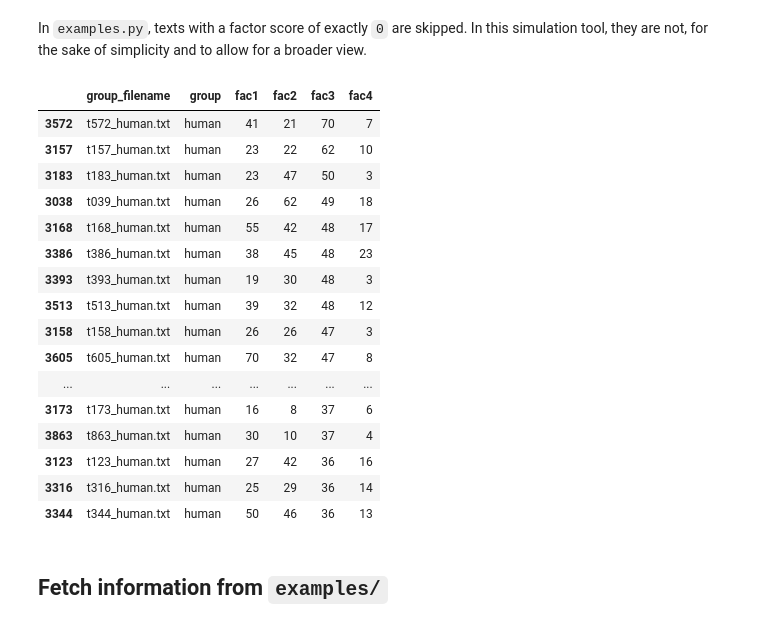
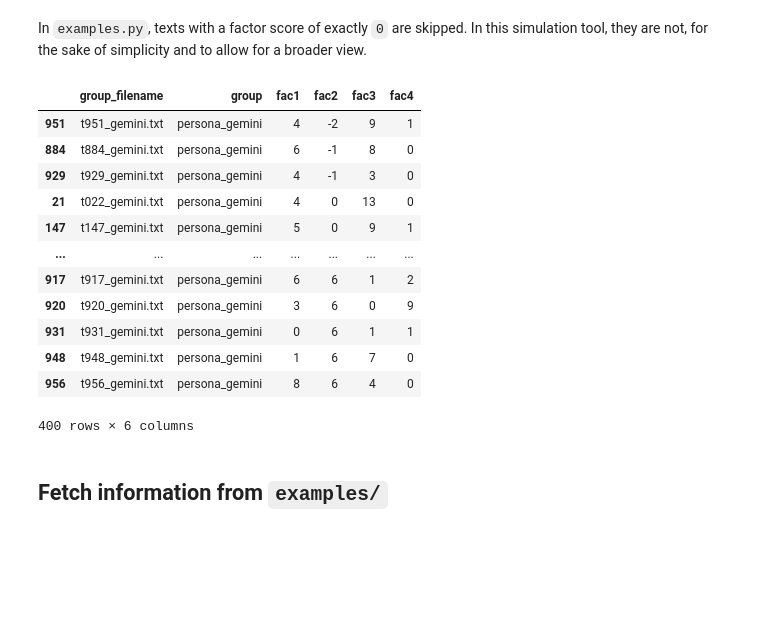
Before and after one commit to laelgelc/cl_st2_arianne, a Jupyter notebook: cl_st2_ph2_arianne/examples_simulation.ipynb, the cells around one changed output. Drawn from its saved outputs; the diff is of its cells as text; code cells hidden in the pictures; blank space fills up the shorter version.

```diff
--- a/cl_st2_ph2_arianne/examples_simulation.ipynb
+++ b/cl_st2_ph2_arianne/examples_simulation.ipynb
@@ -156,12 +156,12 @@ FACTOR = 'fac1'
 ### Copy/Paste the factors list and Uncomment/Comment factors and poles accordingly
 # %%
 #FACTOR = 'fac1'
-#FACTOR = 'fac2'
-FACTOR = 'fac3'
+FACTOR = 'fac2'
+#FACTOR = 'fac3'
 #FACTOR = 'fac4'
 
-POLE = "positive"
-#POLE = "negative"
+#POLE = "positive"
+POLE = "negative"
 
 sorted_means_dfs = means_dfs[FACTOR].sort_values(f"Mean {FACTOR}", ascending=POLE == "negative")
 
@@ -188,43 +188,39 @@ GROUP = 'human'
 # %% [markdown]
 In `examples.py`, texts with a factor score of exactly `0` are skipped. In this simulation tool, they are not, for the sake of simplicity and to allow for a broader view.
 # %%
-GROUP = 'human'
+GROUP = 'persona_gemini'
+#GROUP = 'persona_grok'
+#GROUP = 'human'
 #GROUP = 'persona_gpt'
-#GROUP = 'persona_grok'
-#GROUP = 'persona_gemini'
 
-N_EXAMPLES = 40 # Define the number of examples to select
+N_EXAMPLES = 400 # Define the number of examples to select
 
 group_df = scores_file_ids_df.loc[scores_file_ids_df["group"].eq(GROUP)]
 
 if POLE == "positive":
     examples_df = group_df.nlargest(N_EXAMPLES, FACTOR)
 elif POLE == "negative":
     examples_df = group_df.nsmallest(N_EXAMPLES, FACTOR)
 else:
     raise ValueError(f"Unknown POLE: {POLE!r}")
 
 examples_df = examples_df[["group_filename", "group"] + factor_cols]
 
 examples_df
 # %% [output]
 |  | group_filename | group | fac1 | fac2 | fac3 | fac4 |
-| 3572 | t572_human.txt | human | 41 | 21 | 70 | 7 |
-| 3157 | t157_human.txt | human | 23 | 22 | 62 | 10 |
-| 3183 | t183_human.txt | human | 23 | 47 | 50 | 3 |
-| 3038 | t039_human.txt | human | 26 | 62 | 49 | 18 |
-| 3168 | t168_human.txt | human | 55 | 42 | 48 | 17 |
-| 3386 | t386_human.txt | human | 38 | 45 | 48 | 23 |
-| 3393 | t393_human.txt | human | 19 | 30 | 48 | 3 |
-| 3513 | t513_human.txt | human | 39 | 32 | 48 | 12 |
-| 3158 | t158_human.txt | human | 26 | 26 | 47 | 3 |
-| 3605 | t605_human.txt | human | 70 | 32 | 47 | 8 |
+| 951 | t951_gemini.txt | persona_gemini | 4 | -2 | 9 | 1 |
+| 884 | t884_gemini.txt | persona_gemini | 6 | -1 | 8 | 0 |
+| 929 | t929_gemini.txt | persona_gemini | 4 | -1 | 3 | 0 |
+| 21 | t022_gemini.txt | persona_gemini | 4 | 0 | 13 | 0 |
+| 147 | t147_gemini.txt | persona_gemini | 5 | 0 | 9 | 1 |
 | ... | ... | ... | ... | ... | ... | ... |
-| 3173 | t173_human.txt | human | 16 | 8 | 37 | 6 |
-| 3863 | t863_human.txt | human | 30 | 10 | 37 | 4 |
-| 3123 | t123_human.txt | human | 27 | 42 | 36 | 16 |
-| 3316 | t316_human.txt | human | 25 | 29 | 36 | 14 |
-| 3344 | t344_human.txt | human | 50 | 46 | 36 | 13 |
+| 917 | t917_gemini.txt | persona_gemini | 6 | 6 | 1 | 2 |
+| 920 | t920_gemini.txt | persona_gemini | 3 | 6 | 0 | 9 |
+| 931 | t931_gemini.txt | persona_gemini | 0 | 6 | 1 | 1 |
+| 948 | t948_gemini.txt | persona_gemini | 1 | 6 | 7 | 0 |
+| 956 | t956_gemini.txt | persona_gemini | 8 | 6 | 4 | 0 |
+400 rows × 6 columns
 # %% [markdown]
 ## Fetch information from `examples/`
 # %% [markdown]
```
Also changed, not shown: parts of 2 cells of this notebook.
